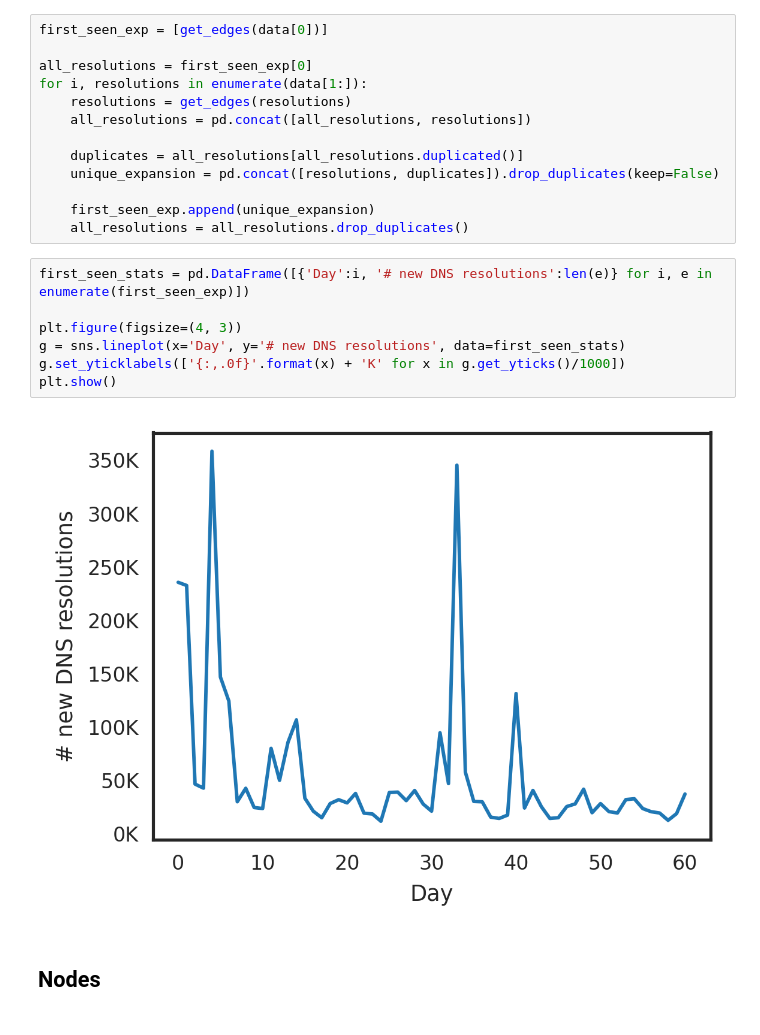
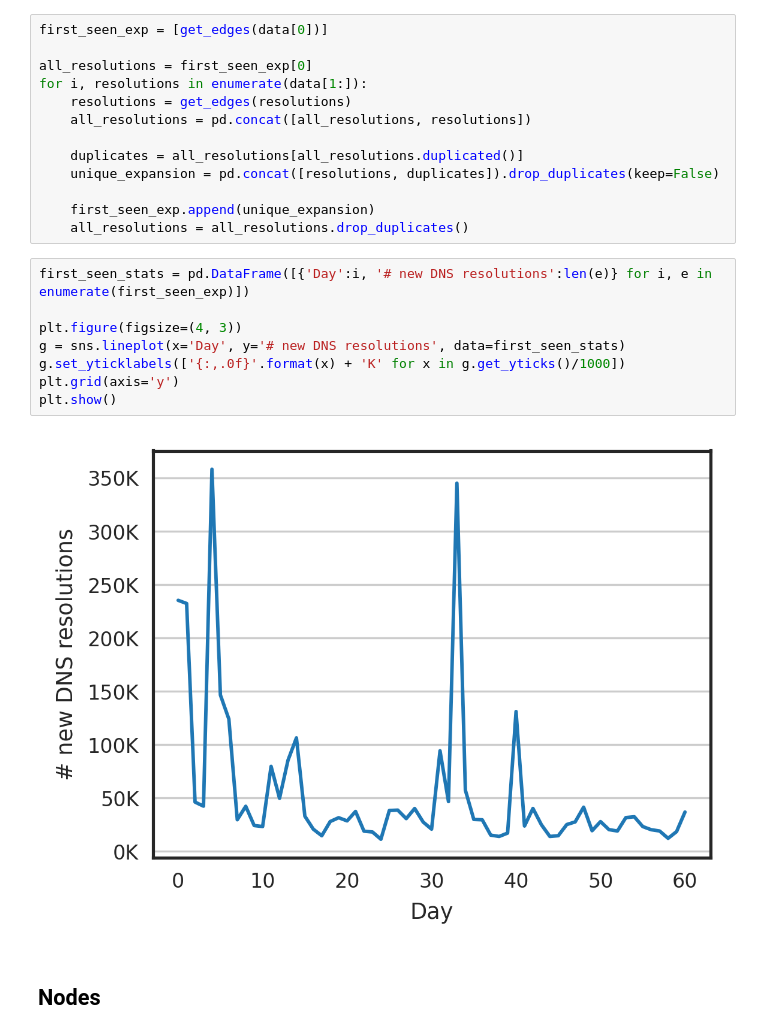
Before and after one commit to qcri/PDNS-Net, a Jupyter notebook: Statistics.ipynb, the cells around one changed output. Cells and saved outputs as stored; diff of their text form.

```diff
--- a/Statistics.ipynb
+++ b/Statistics.ipynb
@@ -65,12 +70,13 @@ for i, resolutions in enumerate(data[1:]):
 # %%
 first_seen_stats = pd.DataFrame([{'Day':i, '# new DNS resolutions':len(e)} for i, e in enumerate(first_seen_exp)])
 
 plt.figure(figsize=(4, 3))
 g = sns.lineplot(x='Day', y='# new DNS resolutions', data=first_seen_stats)
 g.set_yticklabels(['{:,.0f}'.format(x) + 'K' for x in g.get_yticks()/1000])
+plt.grid(axis='y')
 plt.show()
 # %% [output]
-[figure, old version]
+[figure, new version]
 # %% [markdown]
 ## Nodes
 # %% [markdown]
```
Also changed, not shown: parts of 13 cells of this notebook, 20 other files.
